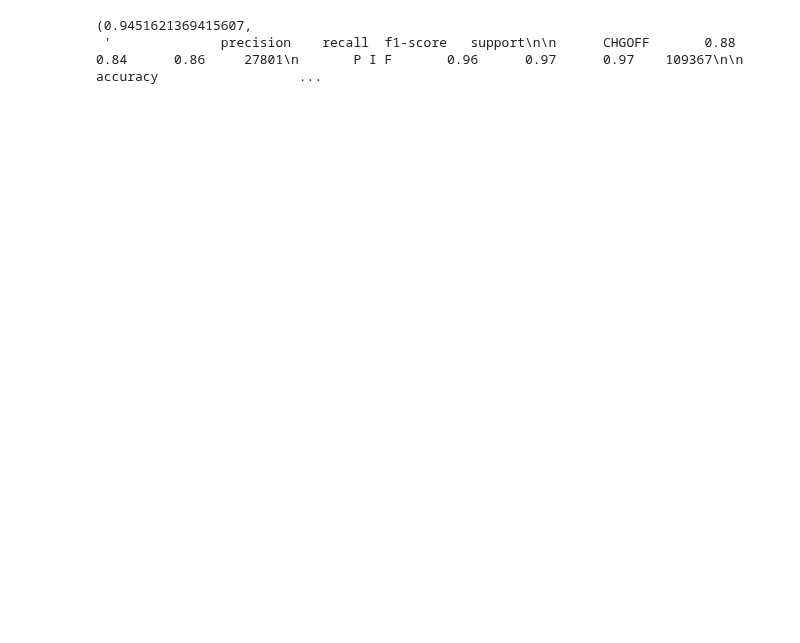
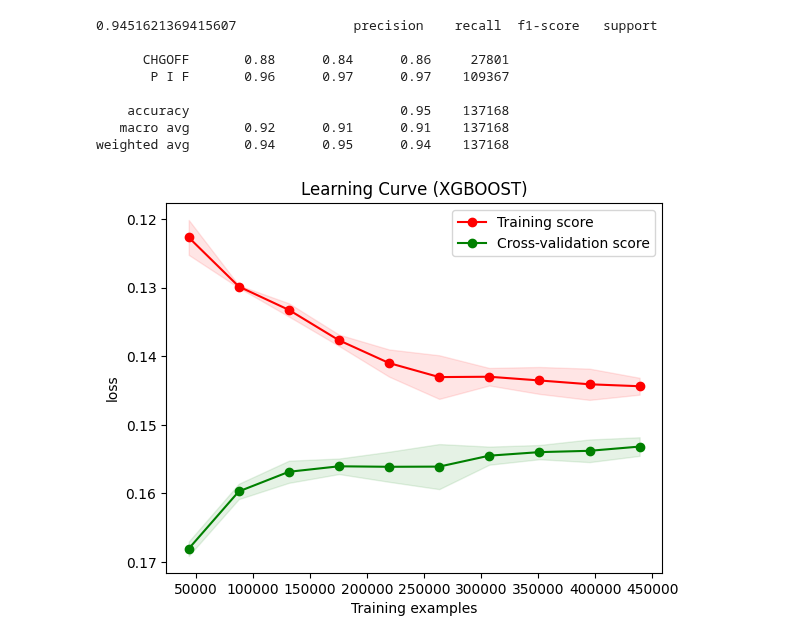
Before and after one commit to Memory77/brief_classif_sba, a Jupyter notebook: modelisation2.ipynb, the cells around one changed output. Cells and saved outputs as stored; diff of their text form; code cells hidden in the pictures; blank space fills up the shorter version.

```diff
--- a/modelisation2.ipynb
+++ b/modelisation2.ipynb
@@ -45,7 +45,7 @@ preprocessor = ColumnTransformer(
     ])
 
 # Créer la pipeline de traitement et de modélisation
-rf_pipeline = Pipeline(steps=[
+xgboost_pipeline = Pipeline(steps=[
     ('preprocessor', preprocessor),
     ('classifier', XGBClassifier(random_state=42))
 ])
@@ -55,16 +55,62 @@ X_train, X_test, y_train, y_test = train_test_split(
     X, y_encoded, test_size=0.2, random_state=42, stratify=y_encoded)
 
 
-rf_pipeline.fit(X_train, y_train)
+xgboost_pipeline.fit(X_train, y_train)
 
 # Prédire les étiquettes sur l'ensemble de test
-y_pred = rf_pipeline.predict(X_test)
+y_pred = xgboost_pipeline.predict(X_test)
 
 # Évaluer le modèle
 accuracy = accuracy_score(y_test, y_pred)
 report = classification_report(y_test, y_pred, target_names=le.classes_)
 
-(accuracy, report)
+print(accuracy, report)
 # %% [output]
-(0.9451621369415607,
- '              precision    recall  f1-score   support\n\n      CHGOFF       0.88      0.84      0.86     27801\n       P I F       0.96      0.97      0.97    109367\n\n    accuracy                  ...
+0.9451621369415607               precision    recall  f1-score   support
+
+      CHGOFF       0.88      0.84      0.86     27801
+       P I F       0.96      0.97      0.97    109367
+
+    accuracy                           0.95    137168
+   macro avg       0.92      0.91      0.91    137168
+weighted avg       0.94      0.95      0.94    137168
+# %%
+from sklearn.model_selection import learning_curve
+import matplotlib.pyplot as plt
+import numpy as np
+
+train_sizes, train_scores, validation_scores = learning_curve(
+    estimator = xgboost_pipeline,
+    X = X_train,
+    y = y_train,
+    train_sizes = np.linspace(0.1, 1.0, 10),
+    cv = 5,
+    scoring = 'neg_log_loss'
+)
+
+#recuperation des moyennes et des écarts types(facultatif) à chaque cv
+train_scores_mean = -train_scores.mean(axis = 1)
+train_scores_std = train_scores.std(axis = 1)
+validation_scores_mean = -validation_scores.mean(axis = 1)
+validation_scores_std = validation_scores.std(axis = 1)
+
+
+plt.figure()
+plt.title("Learning Curve (XGBOOST)")
+plt.xlabel("Training examples")
+plt.ylabel("loss")
+plt.gca().invert_yaxis() #inverser y car métrique de perte
+
+# afficher les points
+plt.plot(train_sizes, train_scores_mean, 'o-', color="r", label="Training score")
+plt.plot(train_sizes, validation_scores_mean, 'o-', color="g", label="Cross-validation score")
+
+# relier les points
+plt.fill_between(train_sizes, train_scores_mean - train_scores_std, train_scores_mean + train_scores_std, alpha=0.1, color="r")
+plt.fill_between(train_sizes, validation_scores_mean - validation_scores_std, validation_scores_mean + validation_scores_std, alpha=0.1, color="g")
+
+
+plt.legend()
+plt.show()
+# %% [output]
+[figure, added]
```
Also changed, not shown: parts of 3 cells of this notebook, 2 other files.
